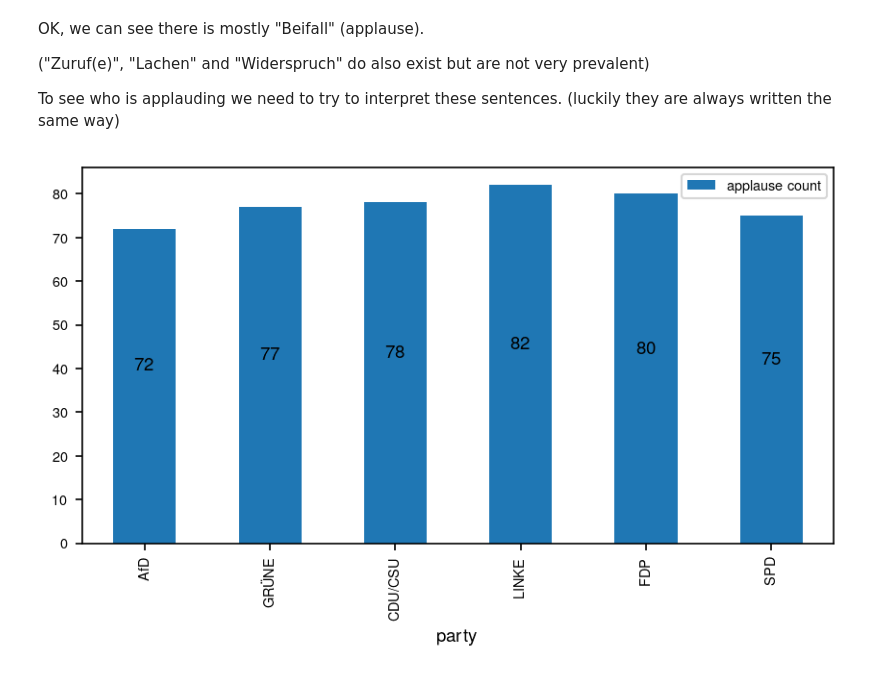
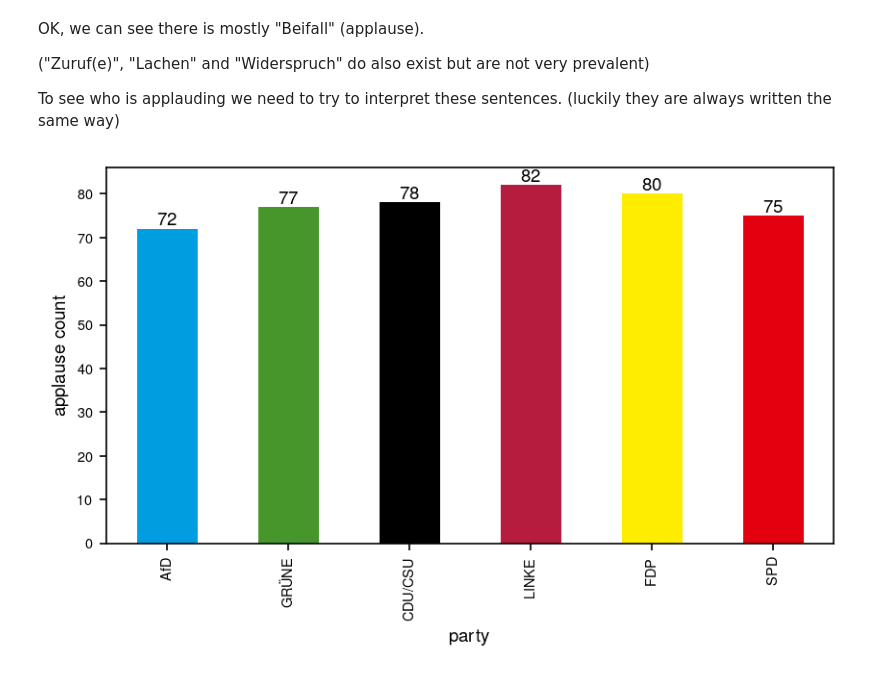
Before and after one commit to lukassailer/dl-bundestag, a Jupyter notebook: exp/comment_processing_02.ipynb, the cells around one changed output. Cells and saved outputs as stored; diff of their text form; code cells hidden in the pictures.

Commit message:
Style bar plots - Move numbers above bars - Add colors - Remove legend and add ylabel instead

```diff
--- a/exp/comment_processing_02.ipynb
+++ b/exp/comment_processing_02.ipynb
@@ -74,11 +75,11 @@ To see who is applauding we need to try to interpret these sentences.
 # %%
 applauseDF = countApplause(comments)
 
 # print with numbers
-ax = applauseDF.plot.bar(x="party", y="applause count")
+ax = applauseDF.plot.bar(x="party", y="applause count", ylabel="applause count", legend=False, color=sixParties)
 for p in ax.patches:
     ax.annotate(p.get_height(),
-                (p.get_x()+p.get_width()/2., p.get_height()/2),
-                ha='center', va='center', xytext=(0, 10), textcoords='offset points')
+                (p.get_x()+p.get_width()/2., p.get_height()),
+                ha='center', va='center', xytext=(0, 4), textcoords='offset points')
 # %% [output]
-[figure, old version]
+[figure, new version]
```
Also changed, not shown: parts of 1 cell of this notebook, 3 other files.
